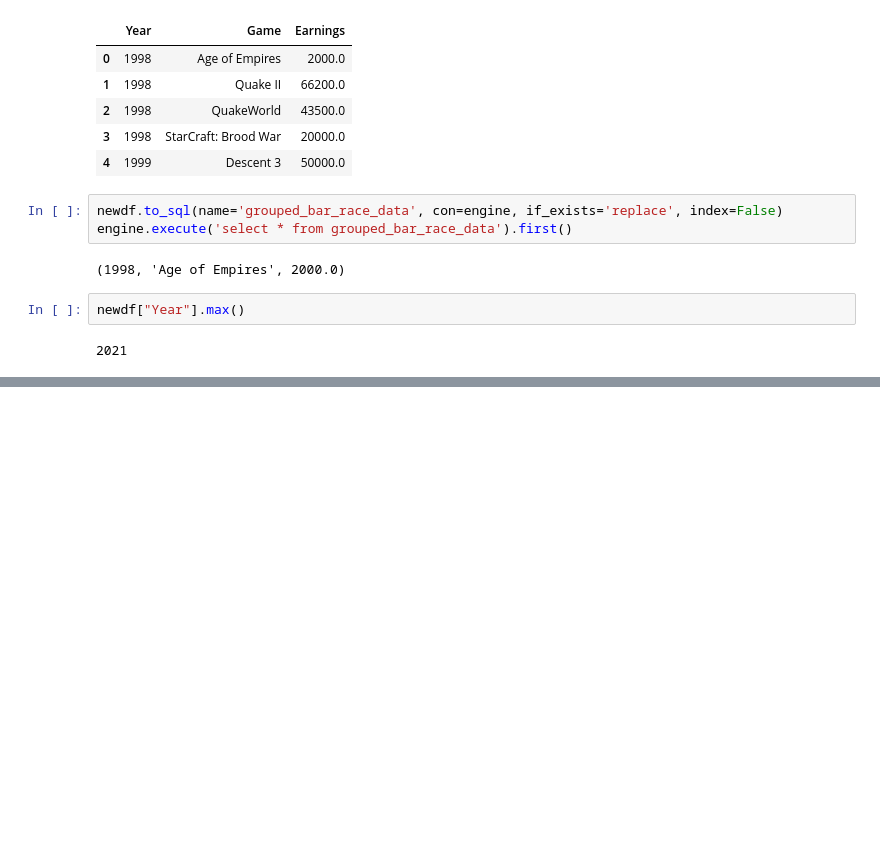
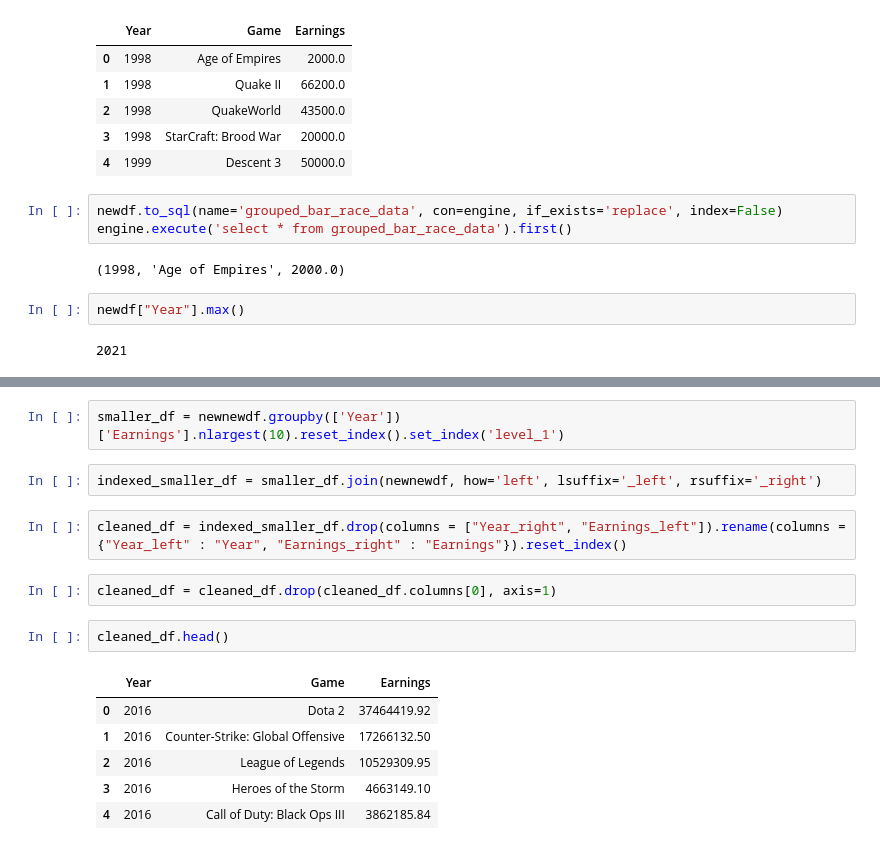
Before and after one commit to DuncanMPlate/esports_visualizations, a Jupyter notebook: init_database.ipynb, the cells around one changed output, grey strips where cells are left out. Drawn from its saved outputs; the diff is of its cells as text; blank space fills up the shorter version.

```diff
--- a/init_database.ipynb
+++ b/init_database.ipynb
@@ -279,0 +290,17 @@ newdf["Year"].max()
+# %%
+smaller_df = newnewdf.groupby(['Year'])['Earnings'].nlargest(10).reset_index().set_index('level_1')
+# %%
+indexed_smaller_df = smaller_df.join(newnewdf, how='left', lsuffix='_left', rsuffix='_right')
+# %%
+cleaned_df = indexed_smaller_df.drop(columns = ["Year_right", "Earnings_left"]).rename(columns = {"Year_left" : "Year", "Earnings_right" : "Earnings"}).reset_index()
+# %%
+cleaned_df = cleaned_df.drop(cleaned_df.columns[0], axis=1)
+# %%
+cleaned_df.head()
+# %% [output]
+|  | Year | Game | Earnings |
+| 0 | 2016 | Dota 2 | 37464419.92 |
+| 1 | 2016 | Counter-Strike: Global Offensive | 17266132.50 |
+| 2 | 2016 | League of Legends | 10529309.95 |
+| 3 | 2016 | Heroes of the Storm | 4663149.10 |
+| 4 | 2016 | Call of Duty: Black Ops III | 3862185.84 |
```
Also changed, not shown: parts of 8 cells of this notebook, 3 other files.
